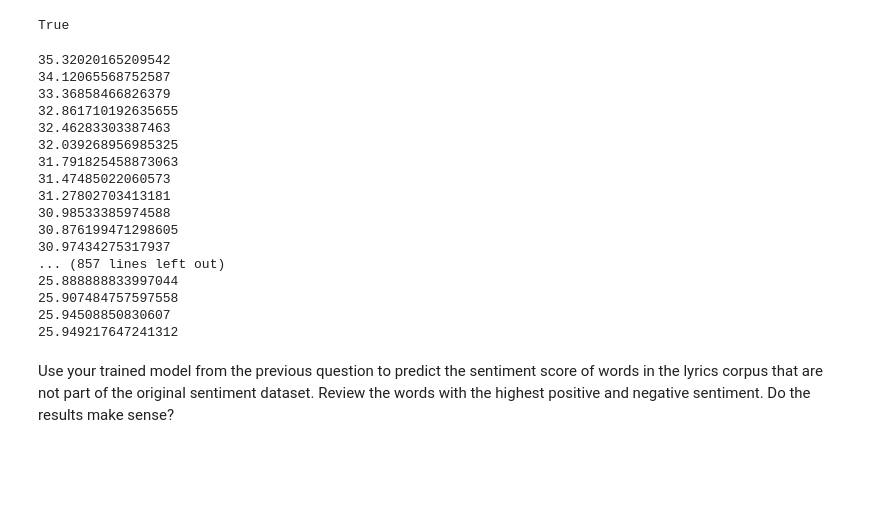
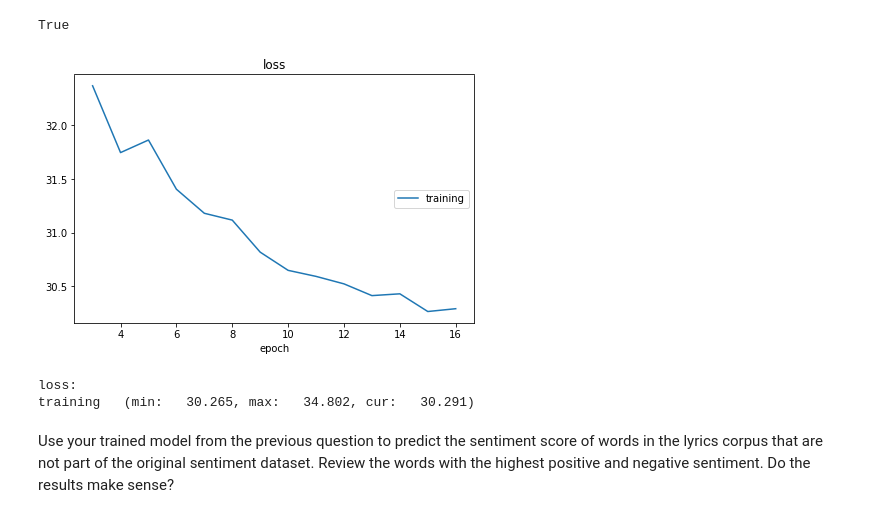
Before and after one commit to gabibu/deeplearnning, a Jupyter notebook: DL_word_embedding_assignment.ipynb, the cells around one changed output. Cells and saved outputs as stored; diff of their text form; code cells hidden in the pictures; blank space fills up the shorter version.

```diff
--- a/DL_word_embedding_assignment.ipynb
+++ b/DL_word_embedding_assignment.ipynb
@@ -322,6 +341,9 @@ test_data_loader_1 = utils_data.DataLoader(test_samples, batch_size=1, shuffle=F
 import torch
 from torch import nn, optim
 from torch.nn import functional as F
+
+
+liveloss = PlotLosses()
 
 class Net(torch.nn.Module):
     def __init__(self, n_feature, n_hidden, n_output):
@@ -365,51 +387,40 @@ for epoch in range(1000):
 
     loss.backward()
     optimizer.step()
 
     batchloss += loss.item()
 
-  print(batchloss)
+  losLog = {}
+  losLog['loss'] = batchloss
+  liveloss.update(losLog)
+  liveloss.draw()
 
 
 def score(model, data_loader, criterion):
 
   running_loss = 0.
   calc_count =0.
 
   model.eval()
 
   with torch.no_grad():
     for images, labels in data_loader:
       if use_cuda:
         images = images.cuda()
         labels = labels.cuda()
 
       images = Variable(images)
       labels = Variable(labels)
 
       outputs = model(images.float())
       loss = criterion(outputs, labels.float())
       return loss
 
 score(net, test_data_loader, loss_func ).item()
 # %% [output]
+[figure, added]
-35.32020165209542
-34.12065568752587
-33.36858466826379
-32.861710192635655
-32.46283303387463
-32.039268956985325
-31.791825458873063
-31.47485022060573
-31.27802703413181
-30.98533385974588
-30.876199471298605
-30.97434275317937
-... (857 lines left out)
-25.888888833997044
-25.907484757597558
-25.94508850830607
-25.949217647241312
+loss:
+training   (min:   30.265, max:   34.802, cur:   30.291)
 # %% [markdown]
 Use your trained model from the previous question to predict the sentiment score of words in the lyrics corpus that are not part of the original sentiment dataset. Review the words with the highest positive and negative sentiment. Do the results make sense?
 # %% [markdown]
```
Also changed, not shown: parts of 2 cells of this notebook.
